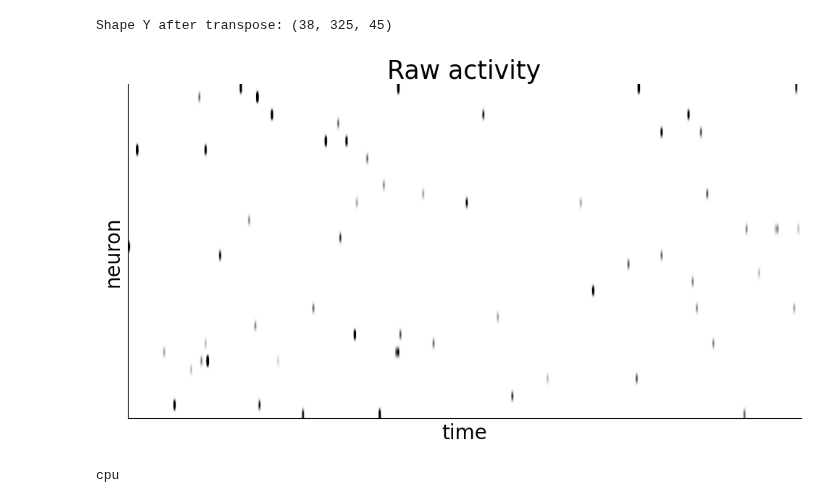
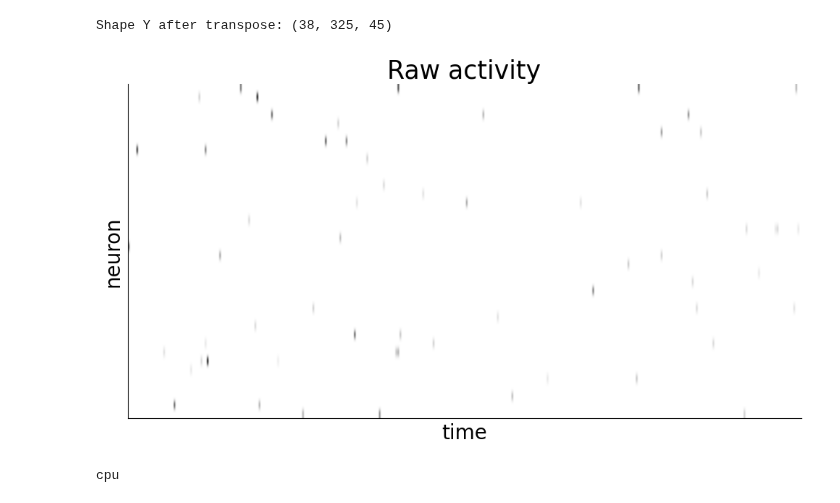
Before and after one commit to laura-dangelo/Bayesian_Clustering_of_Spatially-Referenced_Calcium_Traces, a Jupyter notebook: Code/02_data_analysis/05_comparison_GPFA/RUN_GPFA_multi_trial_IN/GPFA_multi_trial_IN.ipynb, the cells around one changed output. Cells and saved outputs as stored; diff of their text form; code cells hidden in the pictures.

```diff
--- a/Code/02_data_analysis/05_comparison_GPFA/RUN_GPFA_multi_trial_IN/GPFA_multi_trial_IN.ipynb
+++ b/Code/02_data_analysis/05_comparison_GPFA/RUN_GPFA_multi_trial_IN/GPFA_multi_trial_IN.ipynb
@@ -44,15 +44,15 @@ Shape Y after transpose: (38, 325, 45)
 # %%
 
 plt.figure(figsize = (12, 6))
-plt.imshow(Y[...,1], cmap = 'Greys', aspect = 'auto', vmin = np.quantile(Y[...,1], 0.01), vmax =10)
+plt.imshow(Y[...,1], cmap = 'Greys', aspect = 'auto', vmin = np.quantile(Y[...,1], 0.01), vmax =np.quantile(Y, 1))
 plt.xlabel('time')
 plt.ylabel('neuron')
 plt.title('Raw activity', fontsize = 25)
 plt.xticks([])
 plt.yticks([])
 plt.show()
 # %% [output]
-[figure, old version]
+[figure, new version]
 # %%
 # Save shape
 ntrials, n, T = Y.shape
```
Also changed, not shown: parts of 6 cells of this notebook, 5 other files.
